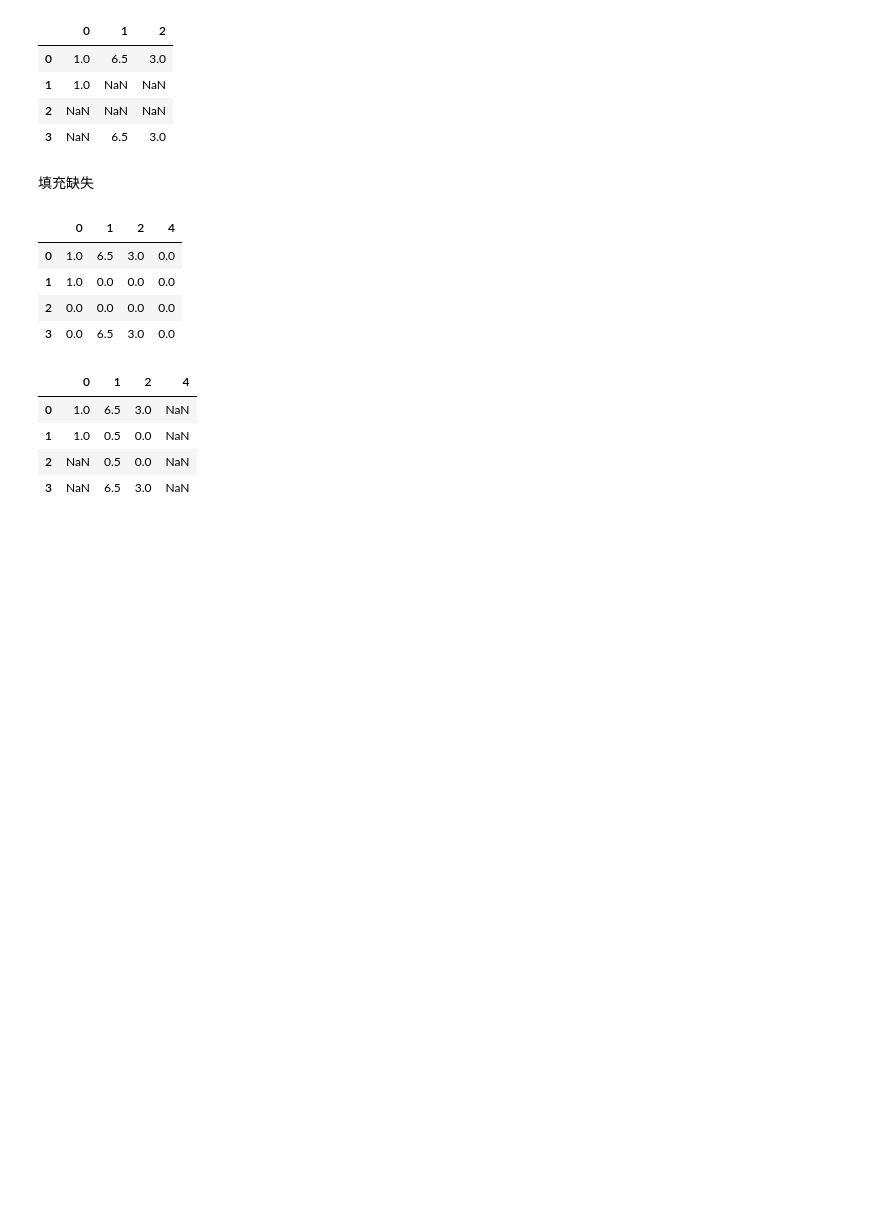
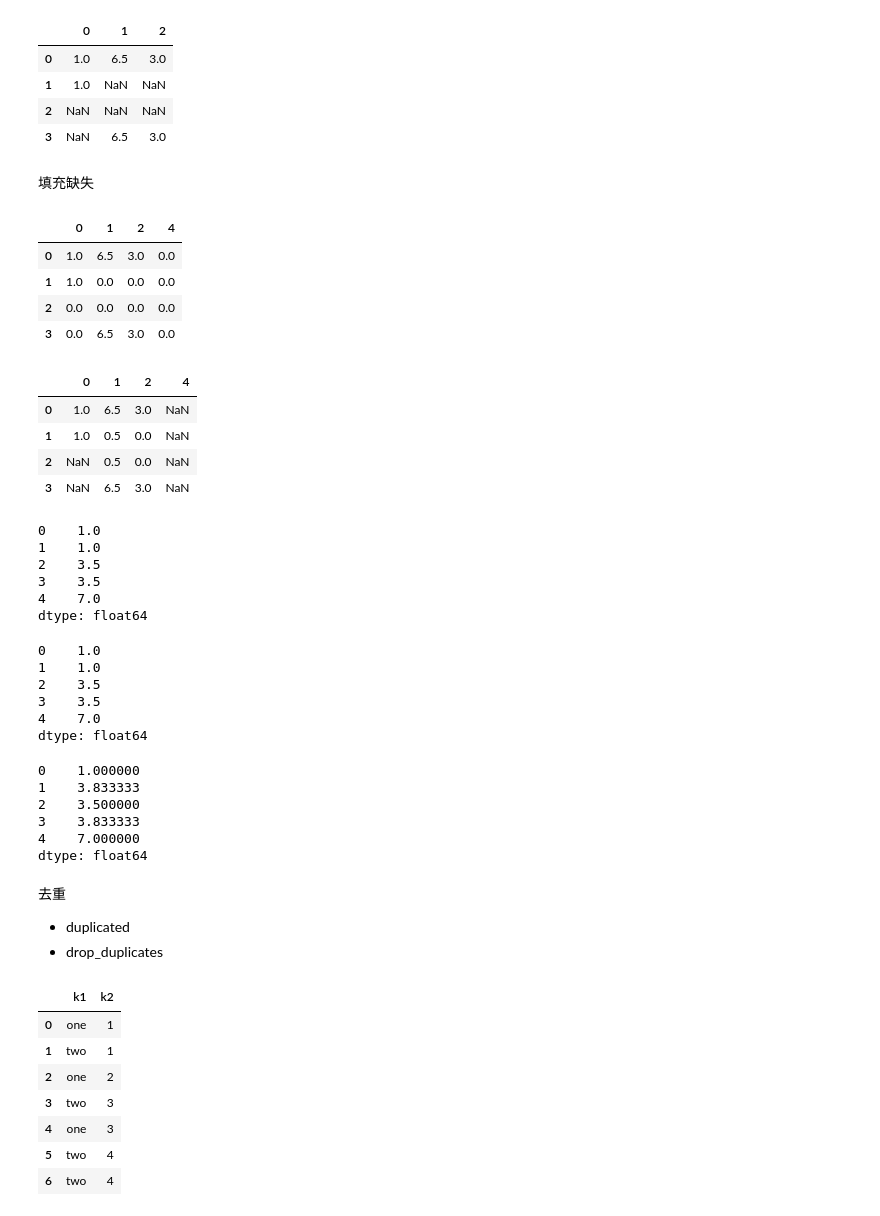
Before and after one commit to sunbing-1995/python_for_data_analysis_2nd_chinese_version, a Jupyter notebook: code/4_数据清洗和准备.ipynb, the cells around one changed output. Drawn from its saved outputs; the diff is of its cells as text; code cells hidden in the pictures; blank space fills up the shorter version.

```diff
--- a/code/4_数据清洗和准备.ipynb
+++ b/code/4_数据清洗和准备.ipynb
@@ -101,3 +101,46 @@ data.fillna({1:0.5,2:0})
 | 1 | 1.0 | 0.5 | 0.0 | NaN |
 | 2 | NaN | 0.5 | 0.0 | NaN |
 | 3 | NaN | 6.5 | 3.0 | NaN |
+# %%
+data.fillna(method='ffill')
+# %% [output]
+0    1.0
+1    1.0
+2    3.5
+3    3.5
+4    7.0
+dtype: float64
+# %%
+data.fillna(method='ffill', limit=2)
+# %% [output]
+0    1.0
+1    1.0
+2    3.5
+3    3.5
+4    7.0
+dtype: float64
+# %%
+data.fillna(data.mean())
+# %% [output]
+0    1.000000
+1    3.833333
+2    3.500000
+3    3.833333
+4    7.000000
+dtype: float64
+# %% [markdown]
+去重
+- duplicated
+- drop_duplicates
+# %%
+data = pd.DataFrame({'k1': ['one', 'two'] * 3 + ['two'],'k2': [1, 1, 2, 3, 3, 4, 4]})
+data
+# %% [output]
+|  | k1 | k2 |
+| 0 | one | 1 |
+| 1 | two | 1 |
+| 2 | one | 2 |
+| 3 | two | 3 |
+| 4 | one | 3 |
+| 5 | two | 4 |
+| 6 | two | 4 |
```
Also changed, not shown: parts of 20 cells of this notebook.
